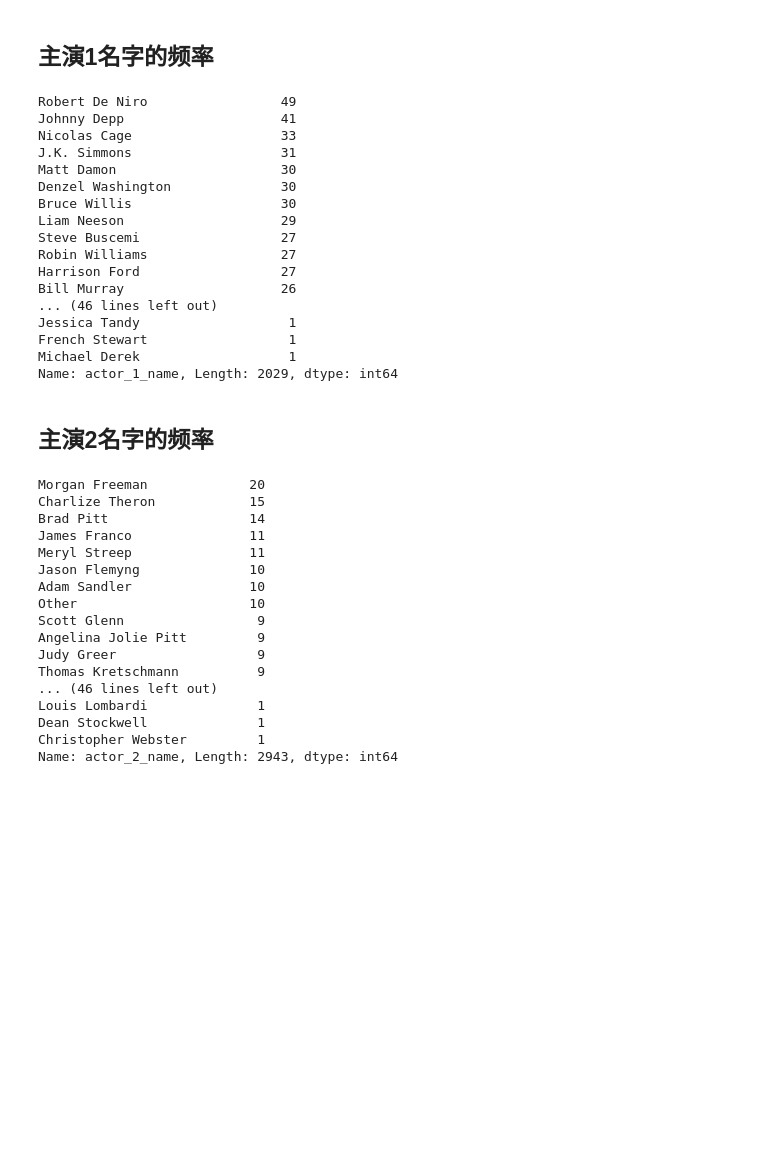
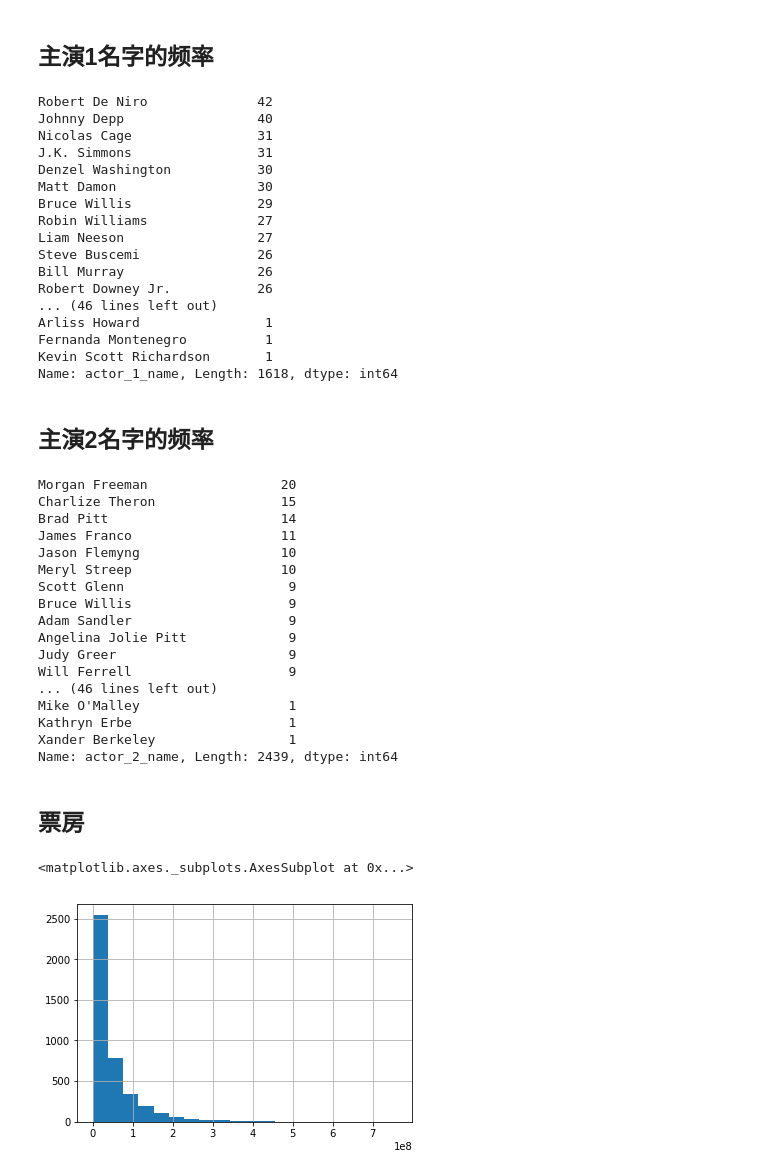
Before and after one commit to yuyi-7/Design-for-course, a Jupyter notebook: movie/movie.ipynb, the cells around one changed output. Cells and saved outputs as stored; diff of their text form; code cells hidden in the pictures; blank space fills up the shorter version.

Commit message:
process null data changed

```diff
--- a/movie/movie.ipynb
+++ b/movie/movie.ipynb
@@ -204,0 +214,3 @@ data_.to_csv('未缺失数据.csv')
+# %%
+f = open('未缺失数据.csv')
+data_ = pd.read_csv(f, index_col=0)
@@ -253,42 +275,49 @@ Name: director_facebook_likes, Length: 2375, dtype: float64
 # %%
 data_.actor_1_name.value_counts()
 # %% [output]
-Robert De Niro                 49
-Johnny Depp                    41
-Nicolas Cage                   33
-J.K. Simmons                   31
-Matt Damon                     30
-Denzel Washington              30
-Bruce Willis                   30
-Liam Neeson                    29
-Steve Buscemi                  27
-Robin Williams                 27
-Harrison Ford                  27
-Bill Murray                    26
+Robert De Niro              42
+Johnny Depp                 40
+Nicolas Cage                31
+J.K. Simmons                31
+Denzel Washington           30
+Matt Damon                  30
+Bruce Willis                29
+Robin Williams              27
+Liam Neeson                 27
+Steve Buscemi               26
+Bill Murray                 26
+Robert Downey Jr.           26
 ... (46 lines left out)
-Jessica Tandy                   1
-French Stewart                  1
-Michael Derek                   1
-Name: actor_1_name, Length: 2029, dtype: int64
+Arliss Howard                1
+Fernanda Montenegro          1
+Kevin Scott Richardson       1
+Name: actor_1_name, Length: 1618, dtype: int64
 # %% [markdown]
 ## 主演2名字的频率
 # %%
 data_.actor_2_name.value_counts()
 # %% [output]
-Morgan Freeman             20
-Charlize Theron            15
-Brad Pitt                  14
-James Franco               11
-Meryl Streep               11
-Jason Flemyng              10
-Adam Sandler               10
-Other                      10
-Scott Glenn                 9
-Angelina Jolie Pitt         9
-Judy Greer                  9
-Thomas Kretschmann          9
+Morgan Freeman                 20
+Charlize Theron                15
+Brad Pitt                      14
+James Franco                   11
+Jason Flemyng                  10
+Meryl Streep                   10
+Scott Glenn                     9
+Bruce Willis                    9
+Adam Sandler                    9
+Angelina Jolie Pitt             9
+Judy Greer                      9
+Will Ferrell                    9
 ... (46 lines left out)
-Louis Lombardi              1
-Dean Stockwell              1
-Christopher Webster         1
-Name: actor_2_name, Length: 2943, dtype: int64
+Mike O'Malley                   1
+Kathryn Erbe                    1
+Xander Berkeley                 1
+Name: actor_2_name, Length: 2439, dtype: int64
+# %% [markdown]
+## 票房
+# %%
+data_.gross.hist(bins=20)
+# %% [output]
+<matplotlib.axes._subplots.AxesSubplot at 0x...>
+[figure, added]
```
Also changed, not shown: parts of 20 cells of this notebook, 1 other file.
